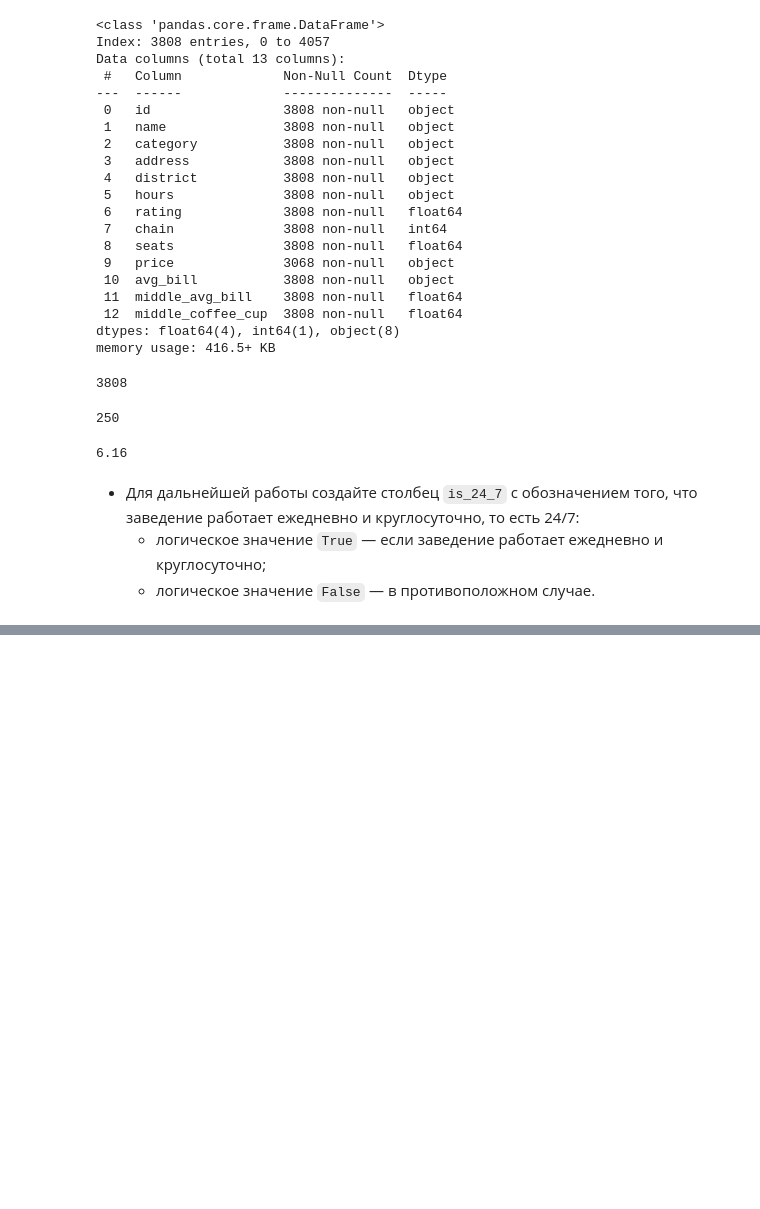
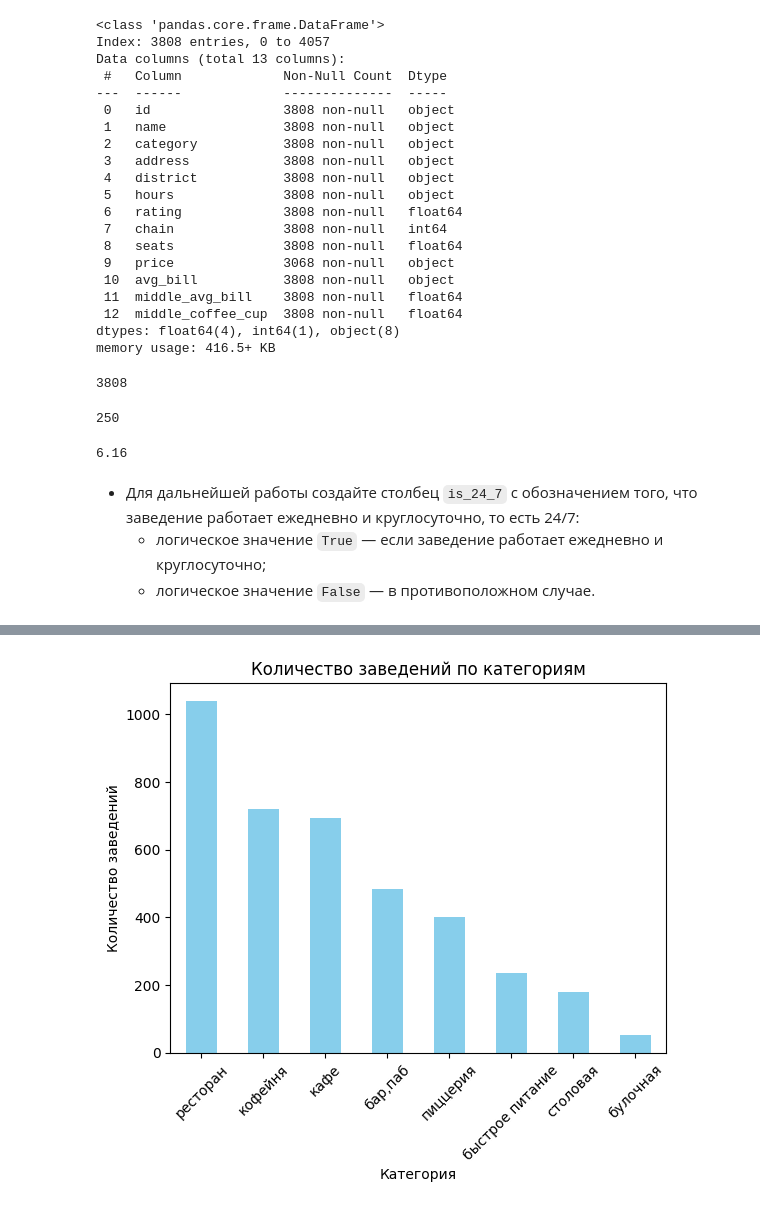
Before and after one commit to PsychoCoderrr/YPracticumProjects, a Jupyter notebook: VizPythonProject.ipynb, the cells around one changed output, grey strips where cells are left out. Cells and saved outputs as stored; diff of their text form; code cells hidden in the pictures; blank space fills up the shorter version.

```diff
--- a/VizPythonProject.ipynb
+++ b/VizPythonProject.ipynb
@@ -348,4 +347,4 @@ df_merged.head(15)
   - логическое значение `True` — если заведение работает ежедневно и круглосуточно;
   - логическое значение `False` — в противоположном случае.
 # %%
-df_merged['is_24_7'] = (df['hours'] == '')
+df_merged['is_24_7'] = (df_merged['hours'] == 'ежедневно, круглосуточно')
@@ -351,0 +372,12 @@ df_merged['is_24_7'] = (df['hours'] == '')
+# %%
+df_merged['category'].value_counts().plot(
+    kind = 'bar',
+    color = 'skyblue'
+)
+plt.title('Количество заведений по категориям')
+plt.ylabel('Количество заведений')
+plt.xlabel('Категория')
+plt.xticks(rotation=45)
+plt.show()
+# %% [output]
+[figure, added]
```
Also changed, not shown: parts of 13 cells of this notebook.
